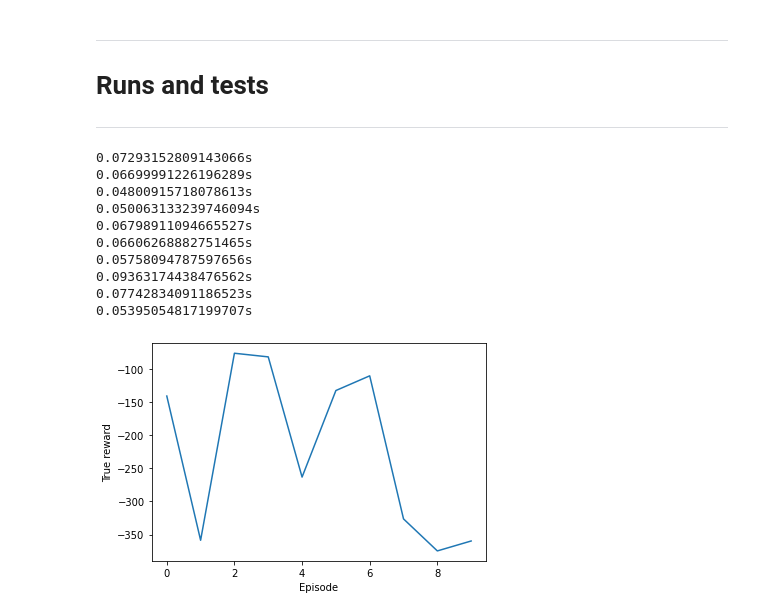
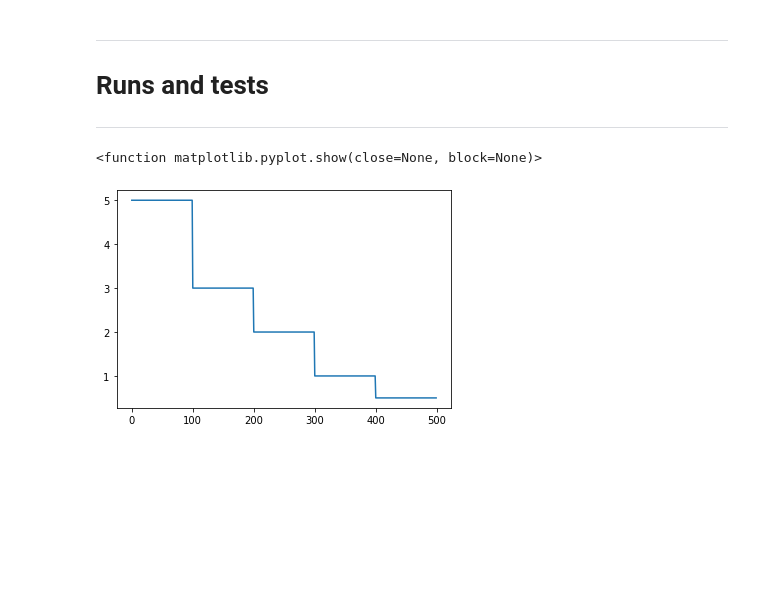
Before and after one commit to mnbvmnbv2/Lunar-Lander, a Jupyter notebook: Lunar.ipynb, the cells around one changed output. Drawn from its saved outputs; the diff is of its cells as text; code cells hidden in the pictures; blank space fills up the shorter version.

```diff
--- a/Lunar.ipynb
+++ b/Lunar.ipynb
@@ -399,17 +403,3 @@ def random(total_episodes=10, render=False):
 ---
 # Runs and tests
 ---
-# %%
-random(render=False)
-# %% [output]
-0.07293152809143066s
-0.06699991226196289s
-0.04800915718078613s
-0.050063133239746094s
-0.06798911094665527s
-0.06606268882751465s
-0.05758094787597656s
-0.09363174438476562s
-0.07742834091186523s
-0.05395054817199707s
-[figure, removed]
@@ -416 +418,11 @@ random(render=False)
+# %%
+x = 0.2
+values = []
+for ep in range(500):
+    values.append(a(x, ep))
+plt.plot(values)
+plt.show
+# %% [output]
+<function matplotlib.pyplot.show(close=None, block=None)>
+[figure, added]
 # %%
```
Also changed, not shown: parts of 8 cells of this notebook.
